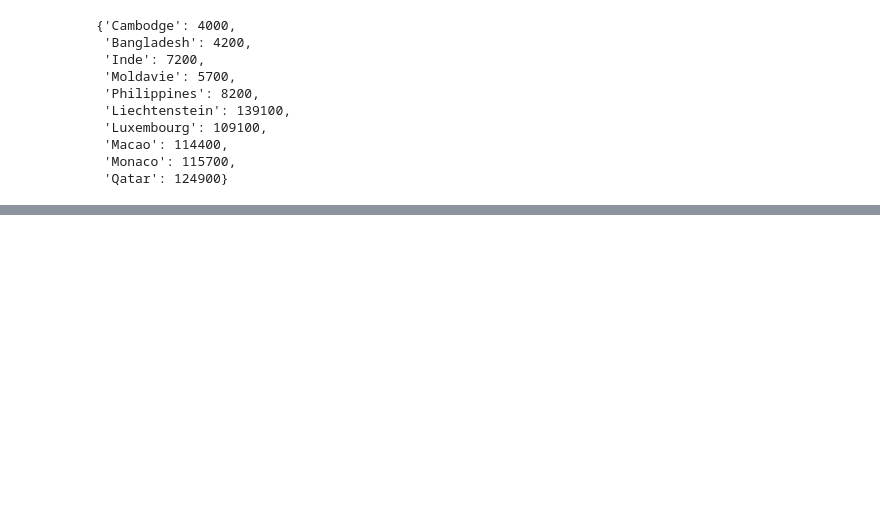
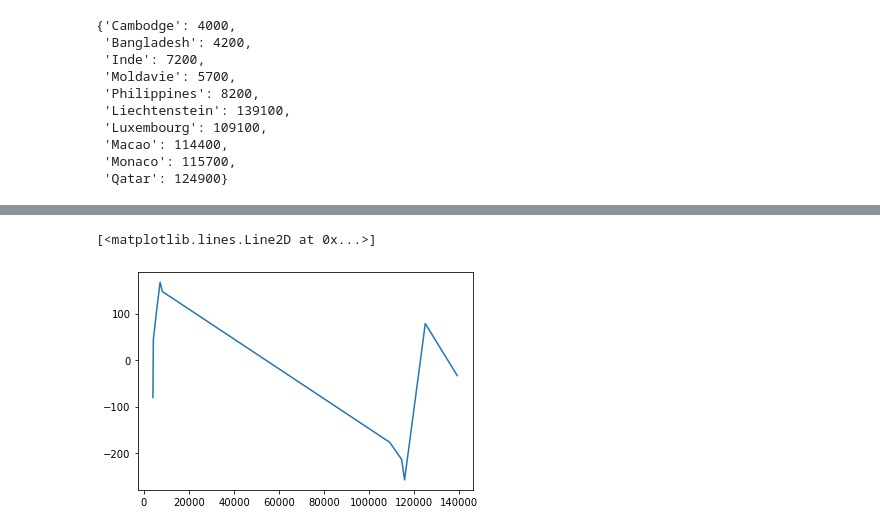
Before and after one commit to bebeyoul/Plane_ticket_price, a Jupyter notebook: Visu.ipynb, the cells around one changed output, grey strips where cells are left out. Drawn from its saved outputs; the diff is of its cells as text; code cells hidden in the pictures; blank space fills up the shorter version.

```diff
--- a/Visu.ipynb
+++ b/Visu.ipynb
@@ -234,0 +273,5 @@ dico_PIB
+# %%
+plt.plot(liste_PIB,liste_Median)
+# %% [output]
+[<matplotlib.lines.Line2D at 0x...>]
+[figure, added]
```
Also changed, not shown: parts of 5 cells of this notebook.
